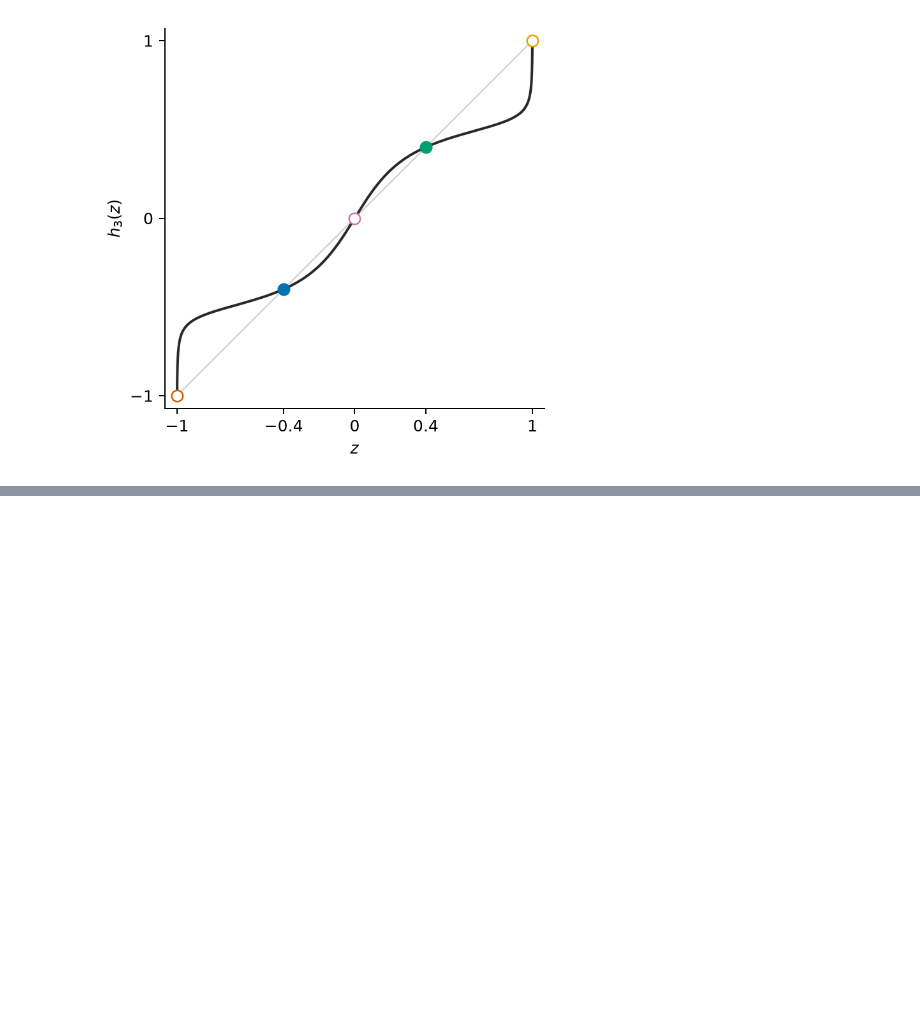
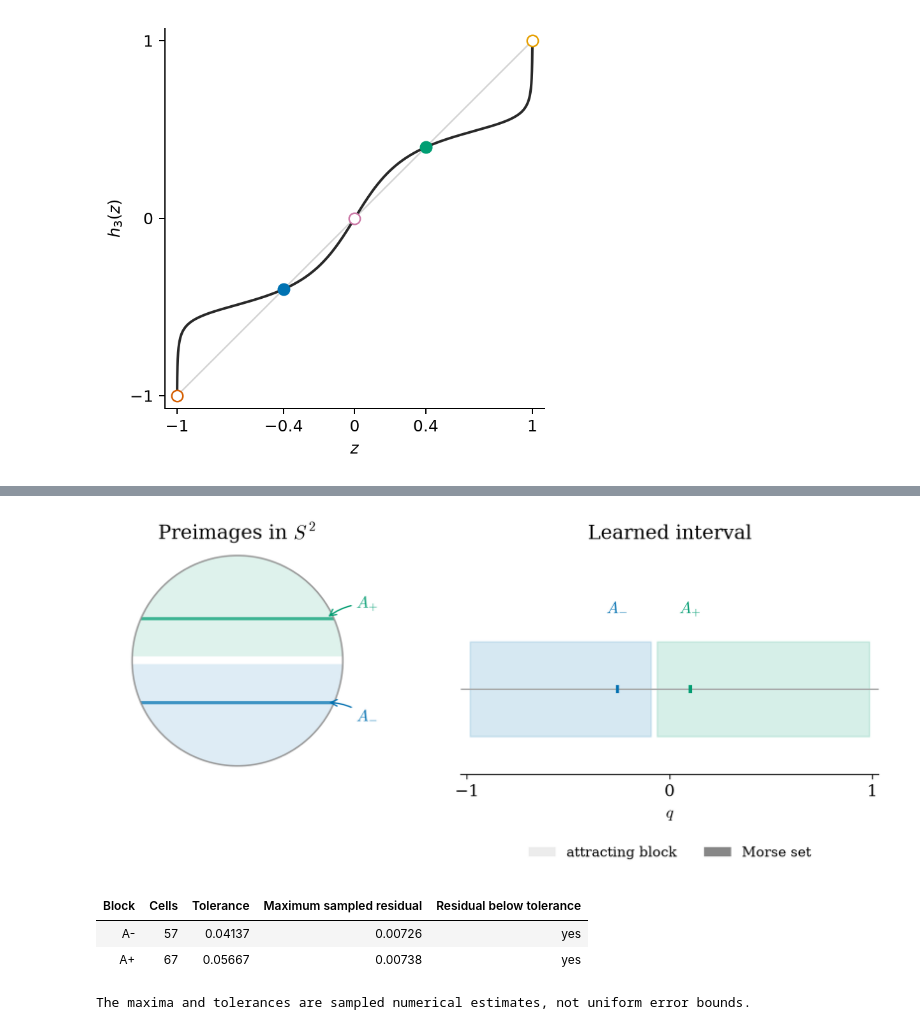
Before and after one commit to bernardorivas/2027_L4DC_EquivariantMorseGraphs, a Jupyter notebook: code-kaito/notebooks/01_sphere.ipynb, the cells around one changed output, grey strips where cells are left out. Cells and saved outputs as stored; diff of their text form; code cells hidden in the pictures; blank space fills up the shorter version.

Commit message:
Publish the updated sphere notebook with reproducible checkpoint replay

```diff
--- a/code-kaito/notebooks/01_sphere.ipynb
+++ b/code-kaito/notebooks/01_sphere.ipynb
@@ -277,0 +200,10 @@ show_conjugacy_check(fit)
+# %%
+from sphere_passing_replay import (
+    replay,
+    show_dynamics,
+    show_pullback_check,
+    show_reconstruction,
+)
+
+verification = replay()
+print("Checkpoint and numerical gate verified.")
@@ -277,0 +237,8 @@ show_conjugacy_check(fit)
+# %%
+show_pullback_check(verification)
+# %% [output]
+[figure, added]
+| Block | Cells | Tolerance | Maximum sampled residual | Residual below tolerance |
+| A- | 57 | 0.04137 | 0.00726 | yes |
+| A+ | 67 | 0.05667 | 0.00738 | yes |
+The maxima and tolerances are sampled numerical estimates, not uniform error bounds.
```
Also changed, not shown: parts of 27 cells of this notebook, 7 other files.
